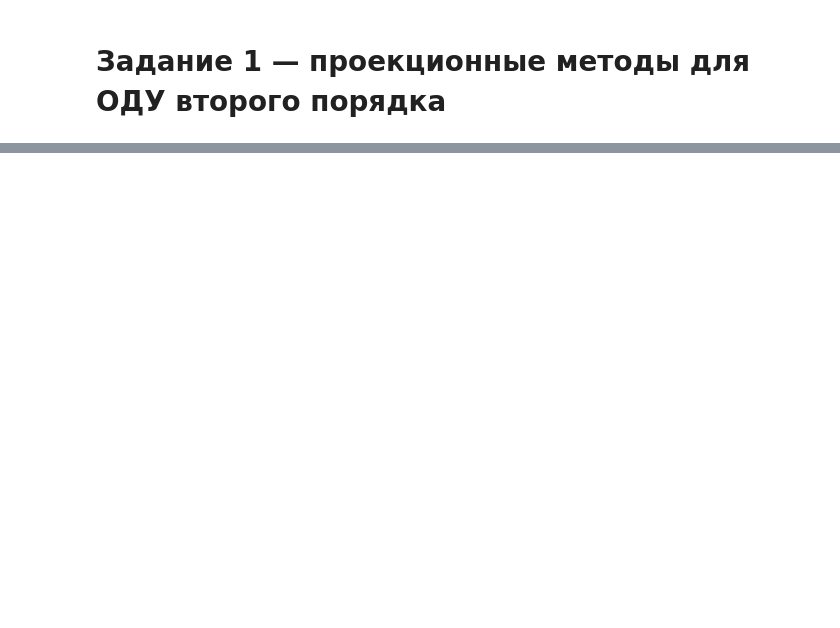
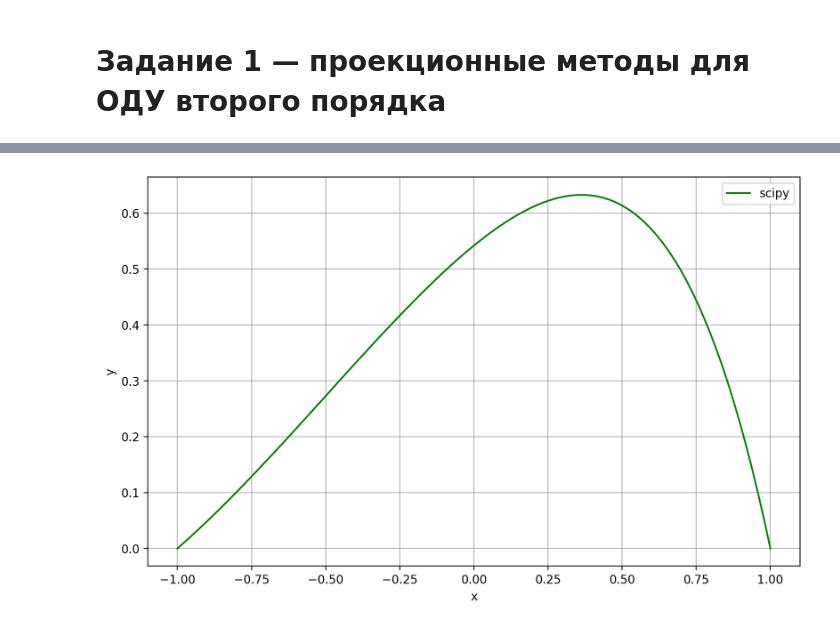
Before and after one commit to astatochek/mm-computational-workshop, a Jupyter notebook: 6-semester/1. Projection Methods/note.ipynb, the cells around one changed output, grey strips where cells are left out. Cells and saved outputs as stored; diff of their text form; code cells hidden in the pictures; blank space fills up the shorter version.

```diff
--- a/6-semester/1. Projection Methods/note.ipynb
+++ b/6-semester/1. Projection Methods/note.ipynb
@@ -34,0 +13,38 @@ BoundaryProblem = BoundaryProblem()
+# %%
+# Параметры в задаче Штурма-Лиувилля и краевые условия
+a, b = -1, 1
+p = lambda x: 1 / (2 + x)
+r = lambda x: np.cos(x)
+f = lambda x: 1 + x
+
+@cache
+def basis_function(i) -> Callable:
+    return lambda x: (1 - x**2) * jacobi(i, 1, 1)(x)
+# %%
+def d(f: Callable, h=1.e-3) -> Callable:
+    return lambda x: (f(x + h) - f(x - h)) / (2 * h)
+
+def show(y: NDArray, label='y', color='red'):
+    fig, ax = plt.subplots(figsize=(10, 6), dpi=200)
+    x = np.linspace(-1, 1, len(y))
+    plt.plot(x, y, color=color, label=label)
+    ax.set_xlabel("x")
+    ax.set_ylabel("y")
+    ax.legend()
+    ax.grid()
+    plt.show()
+
+def solve(n) -> NDArray:
+    P, R, F = p, r, f
+    Q = lambda x: 1 / (2 + x)**2
+    def fun(x, y):
+        return np.vstack([y[1], (Q(x) * y[1] + R(x) * y[0] - F(x)) / P(x)])
+    def bc(ya, yb):
+        return np.array([ya[0], yb[0]])
+    x = np.linspace(a, b, n)
+    y = np.zeros((2, n))
+    return solve_bvp(fun, bc, x, y).sol(x)[0]
+# %%
+show(solve(100), label='scipy', color='green')
+# %% [output]
+[figure, added]
```
Also changed, not shown: parts of 7 cells of this notebook, 3 other files.
